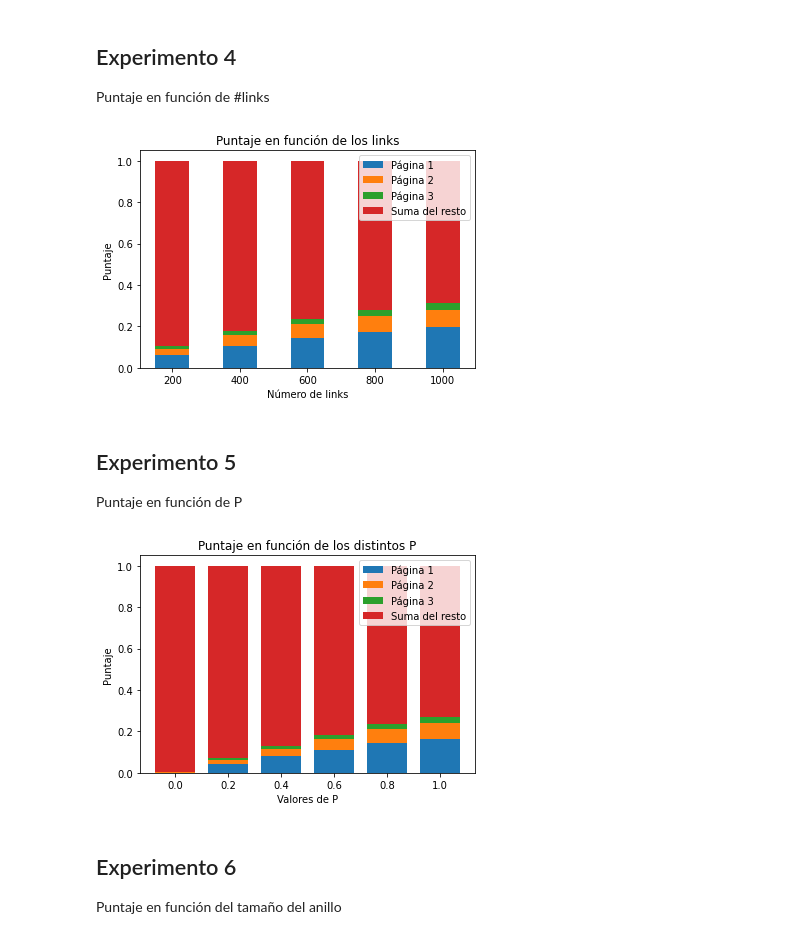
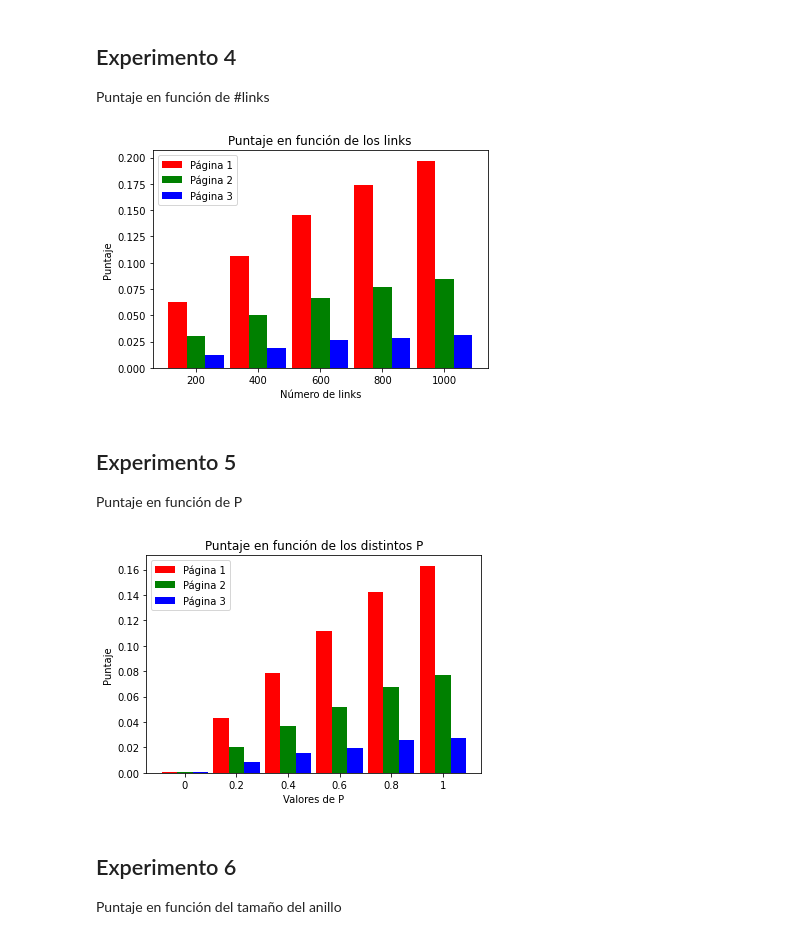
Before and after one commit to elgrandt/metodos-2022, a Jupyter notebook: TP1/python/experimentos.ipynb, the cells around one changed output. Drawn from its saved outputs; the diff is of its cells as text; code cells hidden in the pictures.

```diff
--- a/TP1/python/experimentos.ipynb
+++ b/TP1/python/experimentos.ipynb
@@ -253,19 +255,25 @@ for (nombre_archivo, nro_links) in archivos_links:
     pagina3.append(resultado[2])
     resto.append(sum(resultado[3:]))
 
-plt.bar(links, pagina1, width=100, label="Página 1")
-plt.bar(links, pagina2, width=100, bottom=pagina1, label="Página 2")
-plt.bar(links, pagina3, width=100, bottom=sumar_arrays(pagina1, pagina2), label="Página 3")
-plt.bar(links, resto, width=100, bottom=sumar_arrays(pagina1, sumar_arrays(pagina2, pagina3)), label="Suma del resto")
+bar_width = 0.3
+
+br1 = np.arange(len(pagina1))
+br2 = [x + bar_width for x in br1]
+br3 = [x + bar_width for x in br2]
+
+plt.bar(br1, pagina1, color="r", width=bar_width, label="Página 1")
+plt.bar(br2, pagina2, color="g", width=bar_width, label="Página 2")
+plt.bar(br3, pagina3, color="b", width=bar_width, label="Página 3")
 plt.xlabel("Número de links")
 plt.ylabel("Puntaje")
 plt.title("Puntaje en función de los links")
 plt.legend()
+plt.xticks([0 + bar_width, 1 + bar_width, 2 + bar_width, 3 + bar_width, 4 + bar_width], ['200', '400', '600', '800', '1000'])
 plt.savefig('./graficos/puntaje_funcion_links.png')
 plt.show()
 plt.close()
 # %% [output]
-[figure, old version]
+[figure, new version]
 # %% [markdown]
 ## Experimento 5
 
@@ -277,39 +285,45 @@ archivos_links = [
     ("./resultados/1000_paginas_500_links_P_0.2.txt.out", 500),
     ("./resultados/1000_paginas_500_links_P_0.4.txt.out", 500),
     ("./resultados/1000_paginas_500_links_P_0.6.txt.out", 500),
     ("./resultados/1000_paginas_500_links_P_0.8.txt.out", 500),
     ("./resultados/1000_paginas_500_links_P_1.txt.out", 500),
 ]
 
-Valores_de_P = [0, 0.2, 0.4, 0.6, 0.8, 1]
 pagina1 = []
 pagina2 = []
 pagina3 = []
 resto = []
 
 for (nombre_archivo, ValorP) in archivos_links:
     archivo = open(nombre_archivo)
     lineas = archivo.readlines()
     p = lineas[0]
     resultado = [float(linea) for linea in lineas[1:]]
     pagina1.append(resultado[0])
     pagina2.append(resultado[1])
     pagina3.append(resultado[2])
     resto.append(sum(resultado[3:]))
 
-plt.bar(Valores_de_P, pagina1, width=0.15, label="Página 1")
-plt.bar(Valores_de_P, pagina2, width=0.15, bottom=pagina1, label="Página 2")
-plt.bar(Valores_de_P, pagina3, width=0.15, bottom=sumar_arrays(pagina1, pagina2), label="Página 3")
-plt.bar(Valores_de_P, resto, width=0.15, bottom=sumar_arrays(pagina1, sumar_arrays(pagina2, pagina3)), label="Suma del resto")
+bar_width = 0.3
+
+br1 = np.arange(len(pagina1))
+br2 = [x + bar_width for x in br1]
+br3 = [x + bar_width for x in br2]
+
+plt.bar(br1, pagina1, color="r", width=bar_width, label="Página 1")
+plt.bar(br2, pagina2, color="g", width=bar_width, label="Página 2")
+plt.bar(br3, pagina3, color="b", width=bar_width, label="Página 3")
+# plt.bar(Valores_de_P, resto, width=0.15, label="Suma del resto")
 plt.xlabel("Valores de P")
 plt.ylabel("Puntaje")
 plt.title("Puntaje en función de los distintos P")
+plt.xticks([0 + bar_width, 1 + bar_width, 2 + bar_width, 3 + bar_width, 4 + bar_width, 5 + bar_width], ['0', '0.2', '0.4', '0.6', '0.8', '1'])
 plt.legend()
 plt.savefig('./graficos/puntaje_Variado_P.png')
 plt.show()
 plt.close()
 # %% [output]
-[figure, old version]
+[figure, new version]
 # %% [markdown]
 ## Experimento 6
 
```
Also changed, not shown: parts of 1 cell of this notebook, 3 other files.
